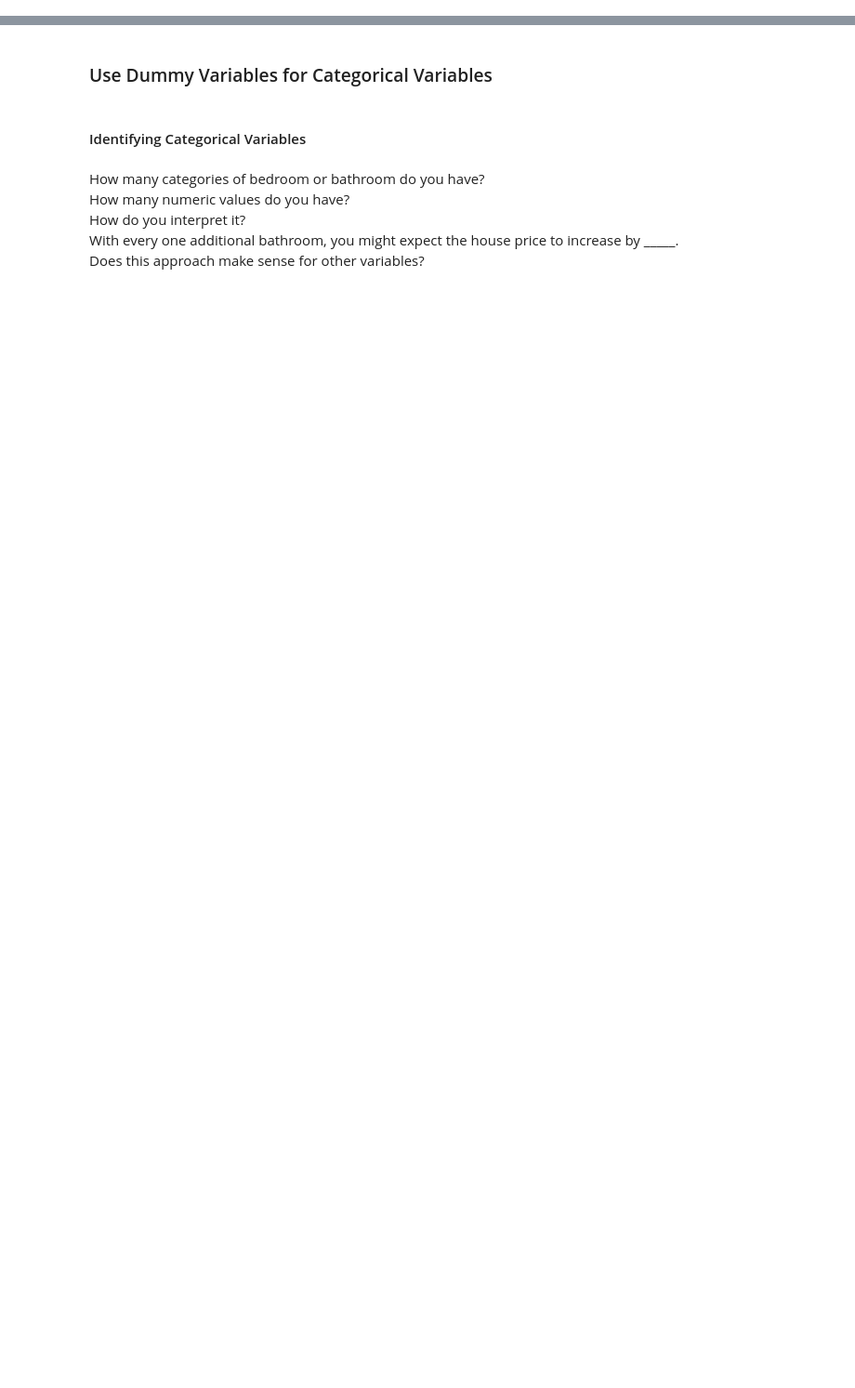
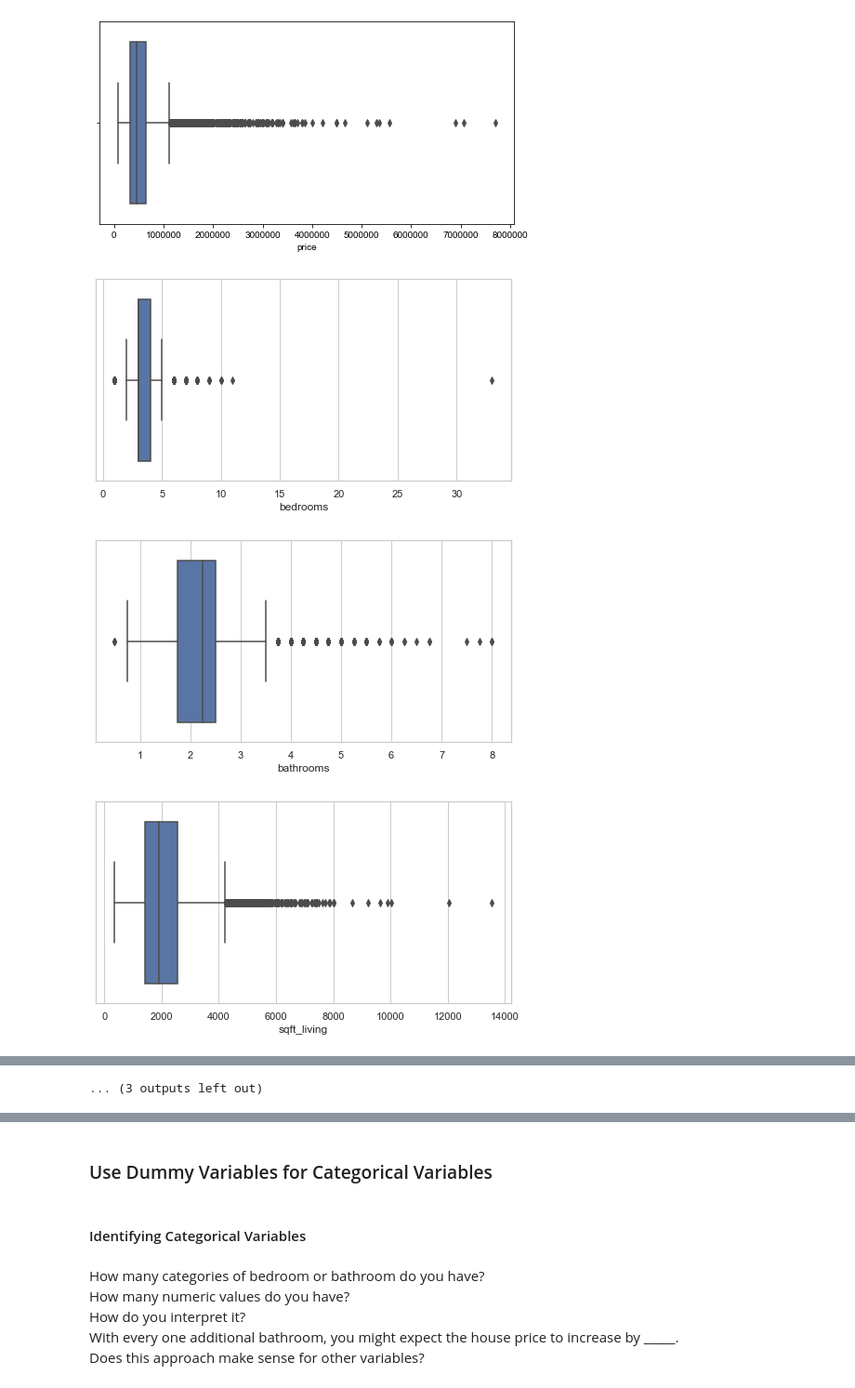
Before and after one commit to bobbyiestofjos/mod_2_project, a Jupyter notebook: data/model.ipynb, the cells around one changed output, grey strips where cells are left out. Shown at 93% size. Drawn from its saved outputs; the diff is of its cells as text; code cells hidden in the pictures; blank space fills up the shorter version.

```diff
--- a/data/model.ipynb
+++ b/data/model.ipynb
@@ -3,10 +5,10 @@ import pandas as pd
 import numpy as np
 import matplotlib.pyplot as plt
 import seaborn as sns
+import statsmodels.api as sm
 %matplotlib inline
 
-df = pd.read_csv('train_set.csv')
-df.drop(columns = ['Unnamed: 0'], inplace = True)
+df = pd.read_csv('kc_house_data.csv')
 df.info()
 # %% [output]
 <class 'pandas.core.frame.DataFrame'>
@@ -31,0 +120,12 @@ memory usage: 1.7 MB
+# %%
+columns = df.columns
+
+for column in columns:
+    fig, ax = plt.subplots(figsize=(8,4))
+    sns.set(style='whitegrid')
+    sns.boxplot(df[column])
+# %% [output]
+[figure, added]
+[figure, added]
+[figure, added]
+[figure, added]
@@ -31,0 +140 @@ memory usage: 1.7 MB
+... (3 outputs left out)
```
Also changed, not shown: parts of 141 cells of this notebook.
